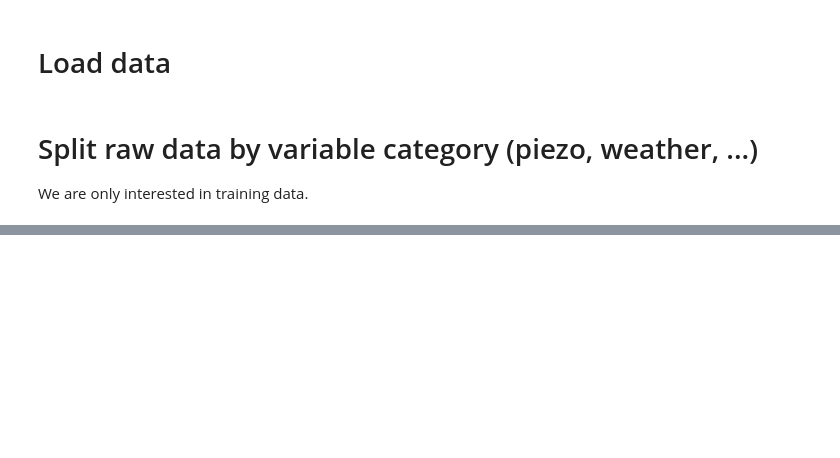
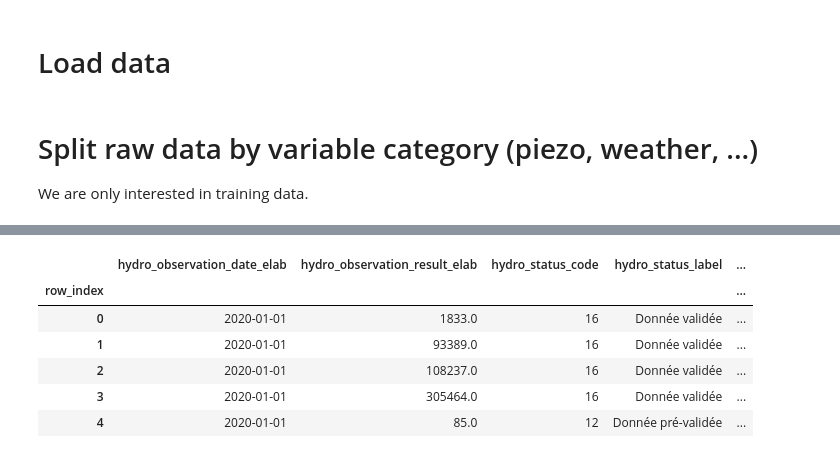
Before and after one commit to moranenzo/H-ckaton, a Jupyter notebook: hydrology_feature_engineering.ipynb, the cells around one changed output, grey strips where cells are left out. Drawn from its saved outputs; the diff is of its cells as text; code cells hidden in the pictures; blank space fills up the shorter version.

```diff
--- a/hydrology_feature_engineering.ipynb
+++ b/hydrology_feature_engineering.ipynb
@@ -146,0 +170,19 @@ hydro_variables.head()
+# %%
+# Columns to drop
+useless_columns = [
+    "hydro_station_code",
+    "hydro_qualification_label",
+    "hydro_hydro_quantity_elab"
+]
+
+# Create the new DataFrame excluding the specified columns
+hydro_variables = hydro_variables.drop(columns=useless_columns, errors='ignore')
+hydro_variables.head()
+# %% [output]
+|  | hydro_observation_date_elab | hydro_observation_result_elab | hydro_status_code | hydro_status_label | ... |
+| row_index |  |  |  |  | ... |
+| 0 | 2020-01-01 | 1833.0 | 16 | Donnée validée | ... |
+| 1 | 2020-01-01 | 93389.0 | 16 | Donnée validée | ... |
+| 2 | 2020-01-01 | 108237.0 | 16 | Donnée validée | ... |
+| 3 | 2020-01-01 | 305464.0 | 16 | Donnée validée | ... |
+| 4 | 2020-01-01 | 85.0 | 12 | Donnée pré-validée | ... |
```
Also changed, not shown: parts of 28 cells of this notebook.
